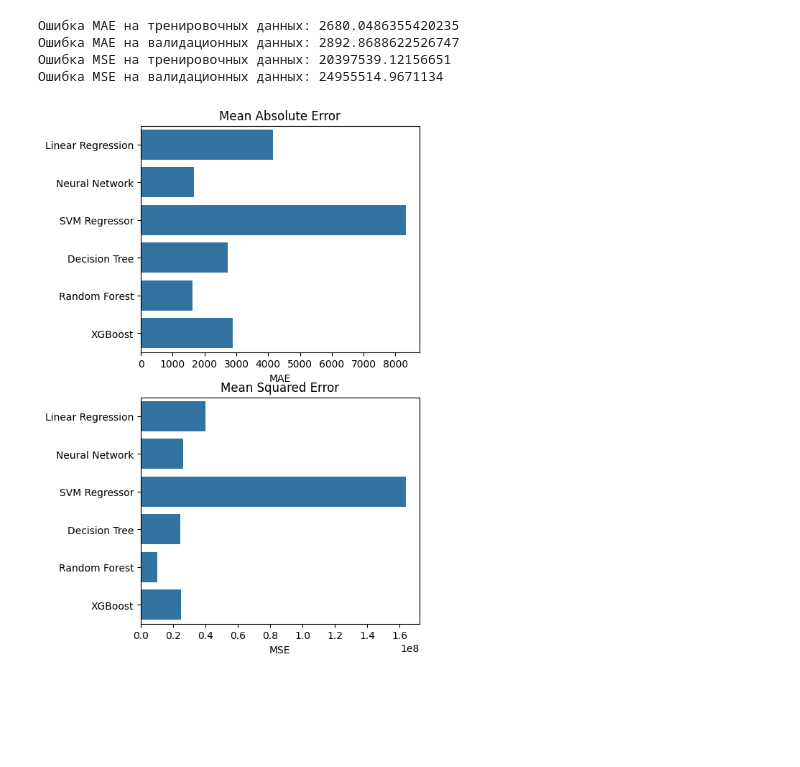
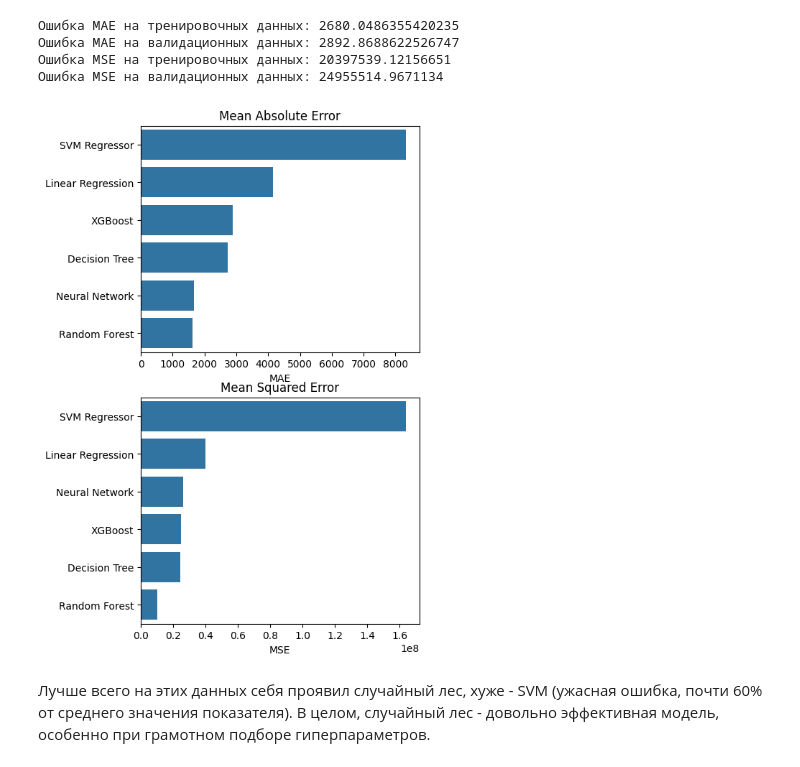
Before and after one commit to ShmatArtem/TMSds, a Jupyter notebook: HW19_Shmat_Artem_regression.ipynb, the cells around one changed output. Saved outputs shown, nothing was run; the diff lists cells and outputs as text; code cells hidden in the pictures; blank space fills up the shorter version.

```diff
--- a/HW19_Shmat_Artem_regression.ipynb
+++ b/HW19_Shmat_Artem_regression.ipynb
@@ -511,14 +475,16 @@ metrics.index = name
 # %%
 plt.figure(figsize = (5,9))
 
 plt.subplot(2,1,1)
-sns.barplot(metrics['MAE'], orient = 'y')
+sns.barplot(metrics.sort_values('MAE', ascending=False)['MAE'], orient = 'y')
 plt.title('Mean Absolute Error')
 
 plt.subplot(2,1,2)
-sns.barplot(metrics['MSE'], orient = 'y')
+sns.barplot(metrics.sort_values('MSE', ascending=False)['MSE'], orient = 'y')
 plt.title('Mean Squared Error')
 
 plt.show()
 # %% [output]
-[figure, old version]
+[figure, new version]
+# %% [markdown]
+Лучше всего на этих данных себя проявил случайный лес, хуже - SVM (ужасная ошибка, почти 60% от среднего значения показателя). В целом, случайный лес - довольно эффективная модель, особенно при грамотном подборе гиперпараметров.
```
Also changed, not shown: parts of 3 cells of this notebook.
